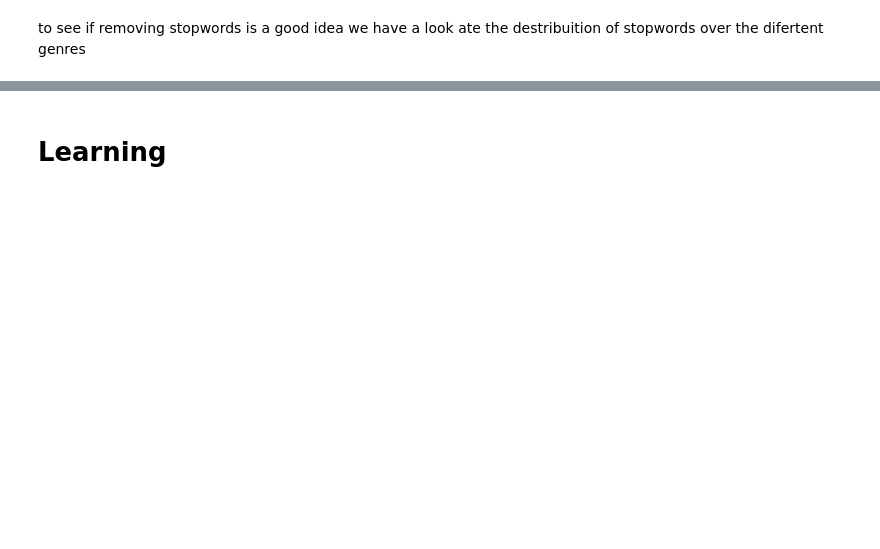
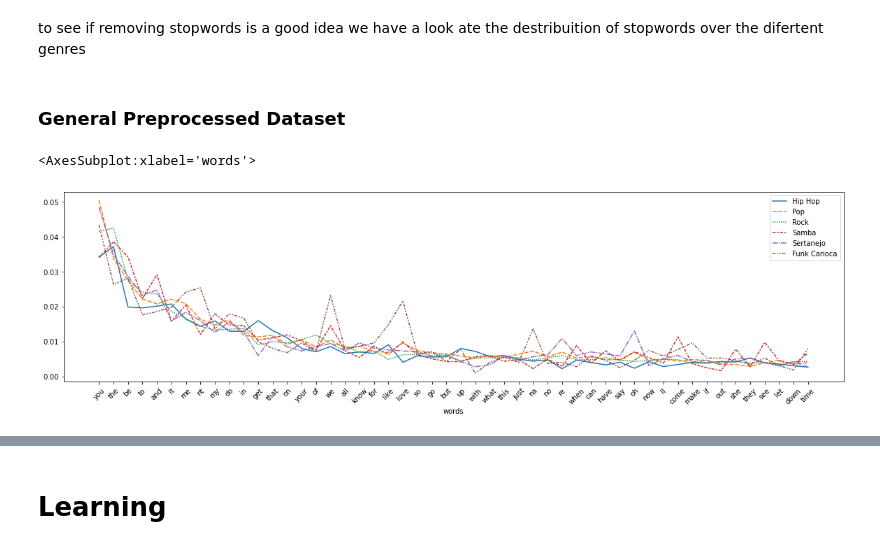
Before and after one commit to kluhan/northumbria, a Jupyter notebook: northumbria.ipynb, the cells around one changed output, grey strips where cells are left out. Drawn from its saved outputs; the diff is of its cells as text; code cells hidden in the pictures; blank space fills up the shorter version.

```diff
--- a/northumbria.ipynb
+++ b/northumbria.ipynb
@@ -281,3 +287,48 @@ sns.countplot(data=get_fresh_copy(), x='genre')
 freqency distribution of the most common words in our dataset
 # %% [markdown]
 to see if removing stopwords is a good idea we have a look ate the destribuition of stopwords over the difertent genres
+# %%
+import itertools
+import nltk
+import pandas as pd
+
+def lengthDistribution(data_df):
+    genres = data_df.genre.unique()
+
+    lengthDistribution
+    df_container = {}
+    fd_container = {}
+
+    total_word_count = {}
+
+    merged_fd_df = pd.DataFrame(data = nltk.FreqDist(itertools.chain.from_iterable(data_df['lyric'])).items(), columns=['words', 'frequency'])
+    merged_fd_df = merged_fd_df.sort_values("frequency", ascending=False)
+
+    for genre in genres:
+        df_container[genre] = data_df[data_df.genre.eq(genre)]
+        fd_container[genre] = nltk.FreqDist(itertools.chain.from_iterable(df_container[genre]['lyric']))
+        total_word_count[genre] = sum(fd_container[genre].values())
+        fd_container[genre] = pd.DataFrame(fd_container[genre].items(), columns=['words', genre])
+        fd_container[genre][genre] = fd_container[genre][genre].transform(lambda x: x/total_word_count[genre])
+        merged_fd_df = merged_fd_df.merge(fd_container[genre], on='words')
+
+    merged_fd_df = merged_fd_df.drop(['frequency'], axis=1)
+    merged_fd_df = merged_fd_df.set_index('words')
+
+    return merged_fd_df
+# %% [markdown]
+### General Preprocessed Dataset
+# %%
+import seaborn as sns
+import matplotlib.pyplot as plt
+from helper import get_fresh_flatted_copy
+
+
+length_distribution_df = lengthDistribution(get_fresh_flatted_copy(1))
+
+plt.figure(figsize=(20, 5))
+plt.xticks(rotation=45)
+sns.lineplot(data=length_distribution_df.head(50))
+# %% [output]
+<AxesSubplot:xlabel='words'>
+[figure, added]
```
Also changed, not shown: parts of 106 cells of this notebook, 1 other file.
